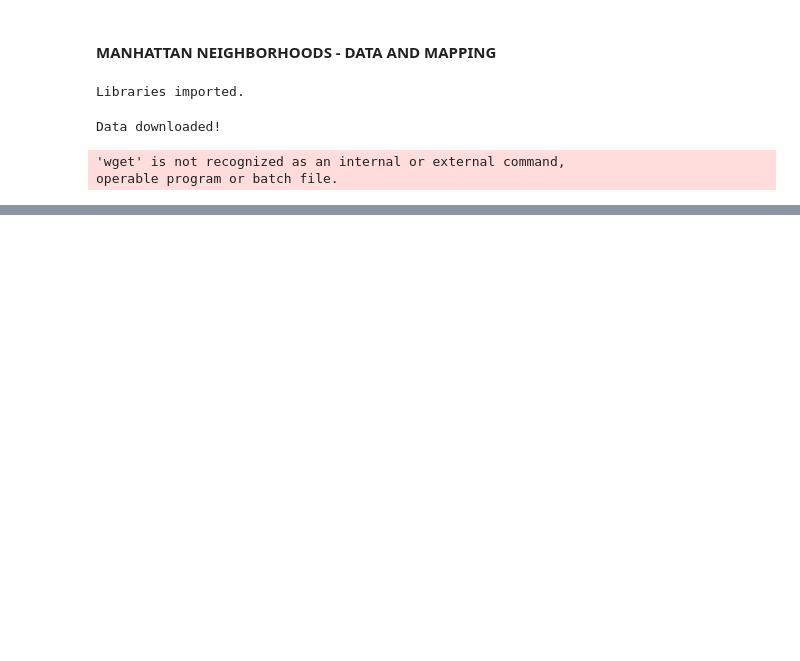
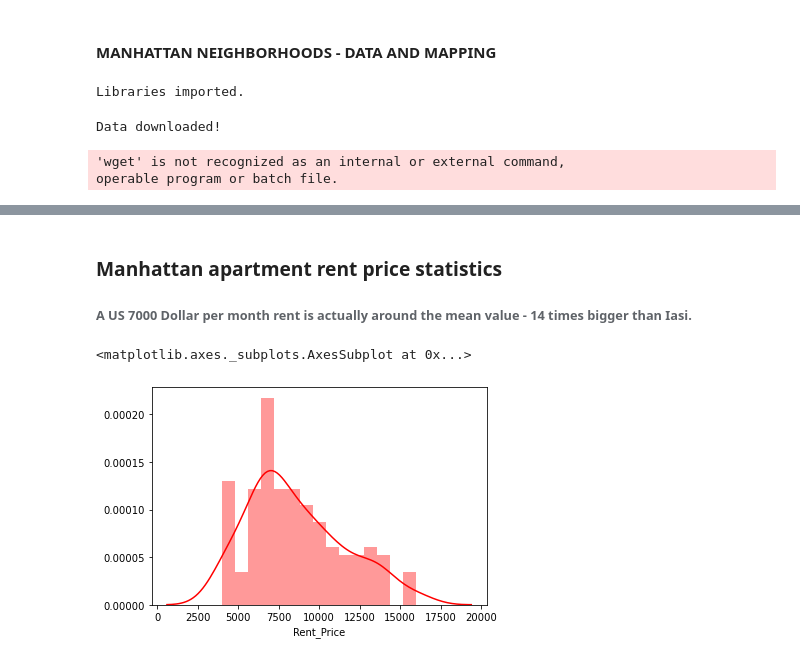
Before and after one commit to paula86-nec/Coursera_Capstone, a Jupyter notebook: The Battle of Neighbourhoods (week 2).ipynb, the cells around one changed output, grey strips where cells are left out. Drawn from its saved outputs; the diff is of its cells as text; code cells hidden in the pictures; blank space fills up the shorter version.

```diff
--- a/The Battle of Neighbourhoods (week 2).ipynb
+++ b/The Battle of Neighbourhoods (week 2).ipynb
@@ -259,0 +466,3 @@ FileNotFoundError: [Errno 2] No such file or directory: 'newyork_data.json'
+# %%
+mh_rent=pd.read_csv('MH_rent_latlong.csv')
+mh_rent.head()
@@ -259,0 +476,10 @@ FileNotFoundError: [Errno 2] No such file or directory: 'newyork_data.json'
+# %% [markdown]
+### Manhattan apartment rent price statistics
+###### A US 7000 Dollar per month rent is actually around the mean value - 14 times bigger than Iasi.
+# %%
+import seaborn as sns
+
+sns.distplot(mh_rent['Rent_Price'],bins=15, color='red')
+# %% [output]
+<matplotlib.axes._subplots.AxesSubplot at 0x...>
+[figure, added]
```
Also changed, not shown: parts of 50 cells of this notebook.
